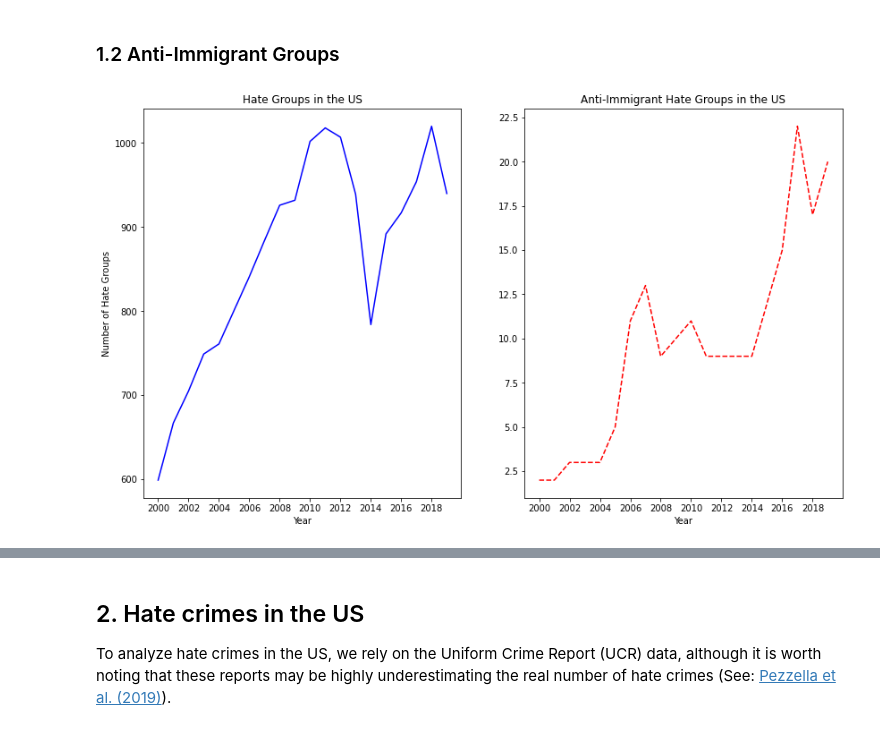
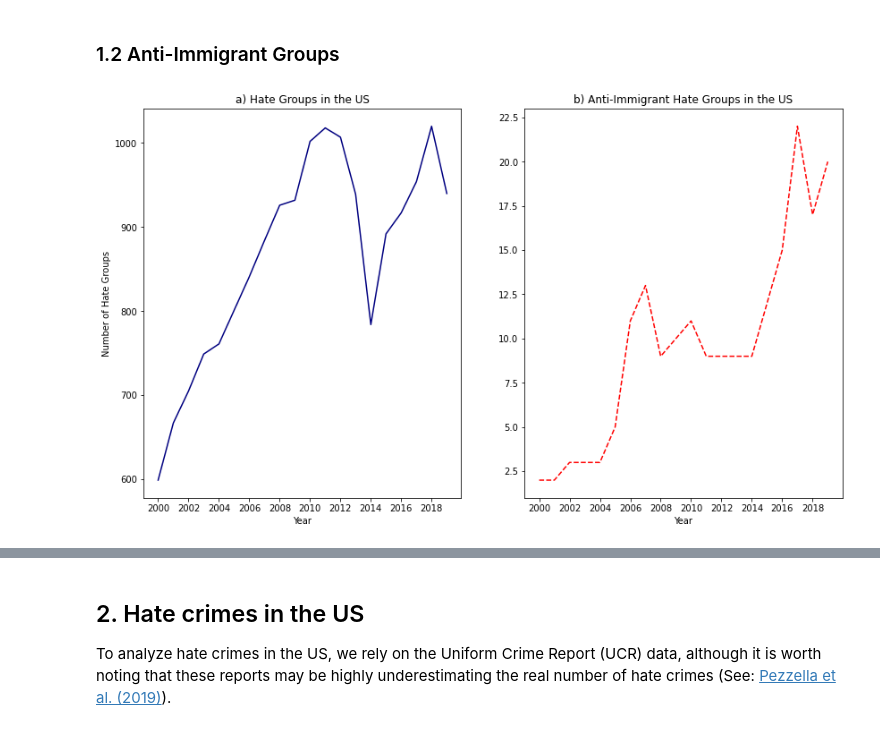
Before and after one commit to jramtos/hate_groups, a Jupyter notebook: analysis_hate_data.ipynb, the cells around one changed output, grey strips where cells are left out. Cells and saved outputs as stored; diff of their text form; code cells hidden in the pictures.

```diff
--- a/analysis_hate_data.ipynb
+++ b/analysis_hate_data.ipynb
@@ -86,25 +86,25 @@ counts_im = counts[counts.Ideology == 'Anti-Immigrant']
 # %%
 fig, ax = plt.subplots(figsize=(14,8), ncols=2, nrows=1)
 ax1 = sns.lineplot(x="Year", y="count",
                    data=counts.groupby('Year').agg({'count':'sum'}).reset_index(),
-                  color='blue', ax=ax[0])
+                  color='navy', ax=ax[0])
 freq = int(2)
 ax1.set_xticks(counts.groupby('Year').agg({'count':'sum'}).reset_index().Year[::freq])
 ax1.set_xlabel('Year')
 ax1.set_ylabel('Number of Hate Groups')
-ax1.title.set_text('Hate Groups in the US')
+ax1.title.set_text('a) Hate Groups in the US')
 
 
 ax2 = sns.lineplot(x="Year", y="count", data=counts_im, color='red', ax=ax[1])
 ax2.set_xticks(counts_im.Year[::freq])
 ax2.lines[0].set_linestyle("--")
 ax2.set_xlabel('Year')
 ax2.set_ylabel('')
-ax2.title.set_text('Anti-Immigrant Hate Groups in the US')
+ax2.title.set_text('b) Anti-Immigrant Hate Groups in the US')
 
 plt.show()
 # %% [output]
-[figure, old version]
+[figure, new version]
 # %%
 #Create a df at state, year and ideology levels.
 counts = hg.groupby(['State', 'Year', 'Ideology']).size().reset_index(name='count')
```
Also changed, not shown: parts of 10 cells of this notebook, 1 other file.
